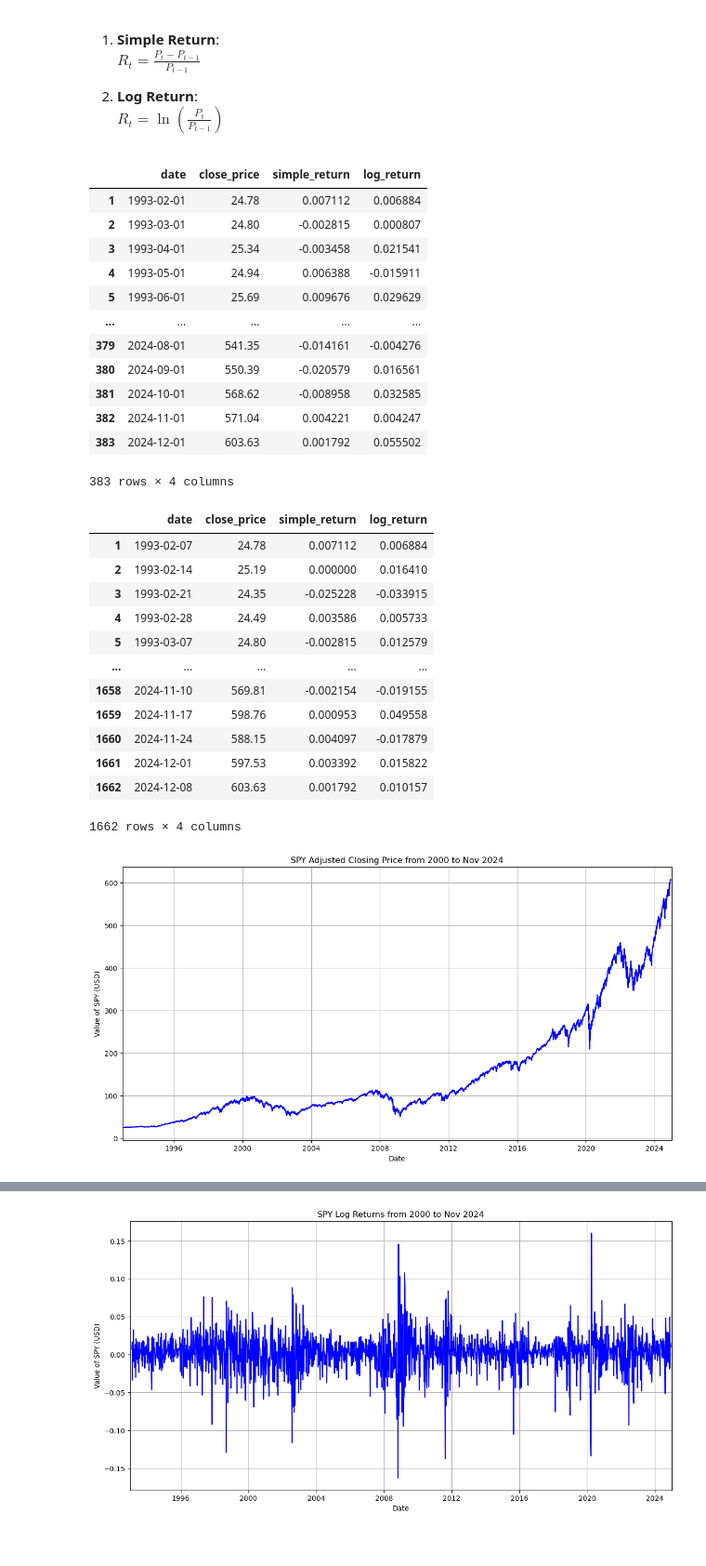
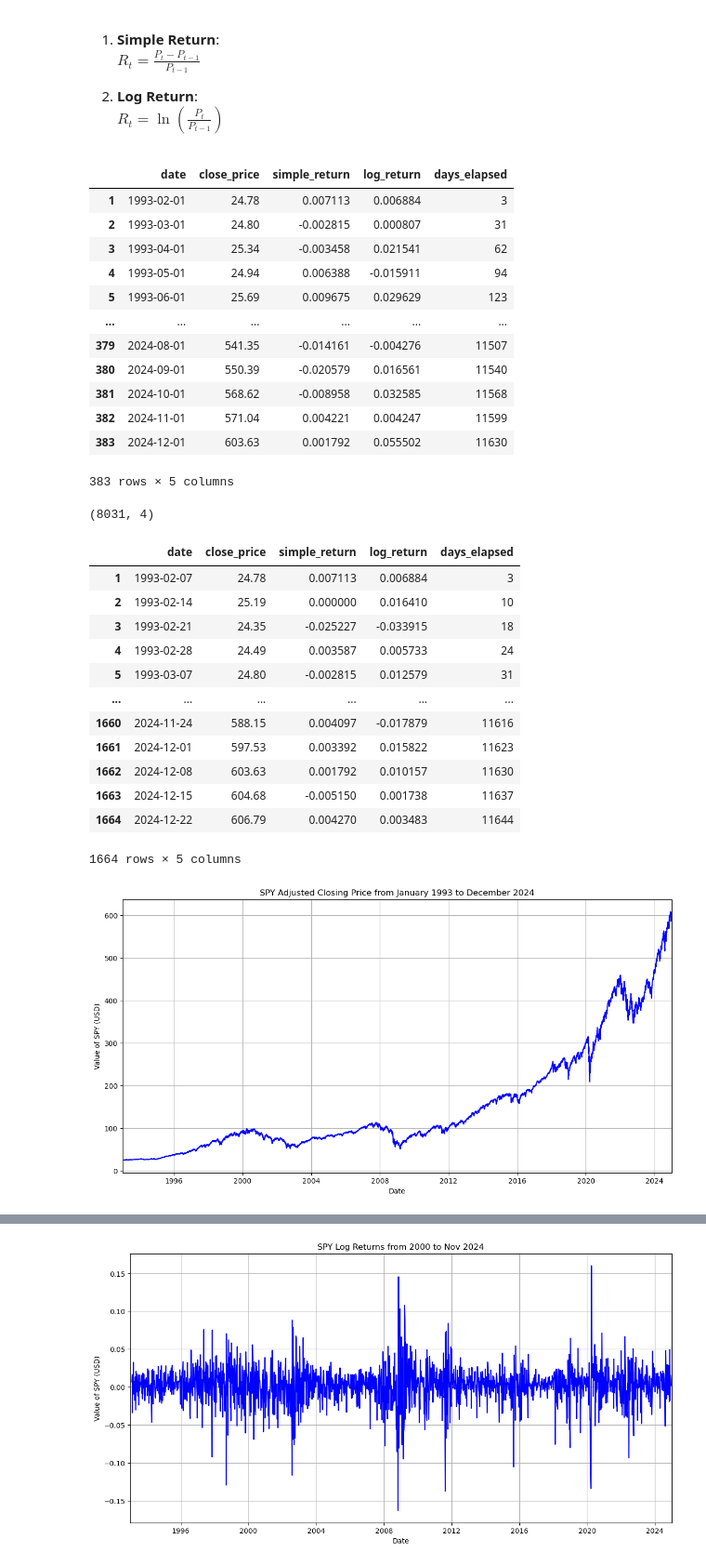
Before and after one commit to dhcchh/SPY-Analytics-Forecasting-Project, a Jupyter notebook: ML-Notebooks/ML-EDA.ipynb, the cells around one changed output, grey strips where cells are left out. Shown at 93% size. Saved outputs shown, nothing was run; the diff lists cells and outputs as text; code cells hidden in the pictures.

```diff
--- a/ML-Notebooks/ML-EDA.ipynb
+++ b/ML-Notebooks/ML-EDA.ipynb
@@ -24,6 +24,9 @@ spy = spy.rename(columns={"Adj Close": "close_price", "Date": "date"})
 spy["date"] = pd.to_datetime(spy["date"])
 spy['simple_return'] = (spy['close_price'] - spy['close_price'].shift(1)) / spy['close_price'].shift(1)
 spy['log_return'] = np.log(spy['close_price'] / spy['close_price'].shift(1))
+spy['days_elapsed'] = (spy['date'] - spy['date'].iloc[0]).dt.days
+spy['log_return'] = spy['log_return'].fillna(0)
+spy['simple_return'] = spy['simple_return'].fillna(0)
 spy["close_price"] = spy["close_price"].round(2)
 # %%
 # Create DataFrame for monthly only data
@@ -34,48 +37,52 @@ spy_month['log_return'] = np.log(spy_month['close_price'] / spy_month['close_pri
 spy_month = spy_month.dropna(subset=['log_return'])
 spy_month
 # %% [output]
-|  | date | close_price | simple_return | log_return |
-| 1 | 1993-02-01 | 24.78 | 0.007112 | 0.006884 |
-| 2 | 1993-03-01 | 24.80 | -0.002815 | 0.000807 |
-| 3 | 1993-04-01 | 25.34 | -0.003458 | 0.021541 |
-| 4 | 1993-05-01 | 24.94 | 0.006388 | -0.015911 |
-| 5 | 1993-06-01 | 25.69 | 0.009676 | 0.029629 |
-| ... | ... | ... | ... | ... |
-| 379 | 2024-08-01 | 541.35 | -0.014161 | -0.004276 |
-| 380 | 2024-09-01 | 550.39 | -0.020579 | 0.016561 |
-| 381 | 2024-10-01 | 568.62 | -0.008958 | 0.032585 |
-| 382 | 2024-11-01 | 571.04 | 0.004221 | 0.004247 |
-| 383 | 2024-12-01 | 603.63 | 0.001792 | 0.055502 |
+|  | date | close_price | simple_return | log_return | days_elapsed |
+| 1 | 1993-02-01 | 24.78 | 0.007113 | 0.006884 | 3 |
+| 2 | 1993-03-01 | 24.80 | -0.002815 | 0.000807 | 31 |
+| 3 | 1993-04-01 | 25.34 | -0.003458 | 0.021541 | 62 |
+| 4 | 1993-05-01 | 24.94 | 0.006388 | -0.015911 | 94 |
+| 5 | 1993-06-01 | 25.69 | 0.009675 | 0.029629 | 123 |
+| ... | ... | ... | ... | ... | ... |
+| 379 | 2024-08-01 | 541.35 | -0.014161 | -0.004276 | 11507 |
+| 380 | 2024-09-01 | 550.39 | -0.020579 | 0.016561 | 11540 |
+| 381 | 2024-10-01 | 568.62 | -0.008958 | 0.032585 | 11568 |
+| 382 | 2024-11-01 | 571.04 | 0.004221 | 0.004247 | 11599 |
+| 383 | 2024-12-01 | 603.63 | 0.001792 | 0.055502 | 11630 |
-383 rows × 4 columns
+383 rows × 5 columns
+# %%
+spy.shape
+# %% [output]
+(8031, 4)
 # %%
 spy_week = spy.resample('W').first().reset_index()  # 'W' for weekly start
 spy_week['log_return'] = np.log(spy_week['close_price'] / spy_week['close_price'].shift(1))
 spy_week = spy_week.dropna(subset=['log_return'])
 spy_week
 # %% [output]
-|  | date | close_price | simple_return | log_return |
-| 1 | 1993-02-07 | 24.78 | 0.007112 | 0.006884 |
-| 2 | 1993-02-14 | 25.19 | 0.000000 | 0.016410 |
-| 3 | 1993-02-21 | 24.35 | -0.025228 | -0.033915 |
-| 4 | 1993-02-28 | 24.49 | 0.003586 | 0.005733 |
-| 5 | 1993-03-07 | 24.80 | -0.002815 | 0.012579 |
-| ... | ... | ... | ... | ... |
-| 1658 | 2024-11-10 | 569.81 | -0.002154 | -0.019155 |
-| 1659 | 2024-11-17 | 598.76 | 0.000953 | 0.049558 |
-| 1660 | 2024-11-24 | 588.15 | 0.004097 | -0.017879 |
-| 1661 | 2024-12-01 | 597.53 | 0.003392 | 0.015822 |
-| 1662 | 2024-12-08 | 603.63 | 0.001792 | 0.010157 |
+|  | date | close_price | simple_return | log_return | days_elapsed |
+| 1 | 1993-02-07 | 24.78 | 0.007113 | 0.006884 | 3 |
+| 2 | 1993-02-14 | 25.19 | 0.000000 | 0.016410 | 10 |
+| 3 | 1993-02-21 | 24.35 | -0.025227 | -0.033915 | 18 |
+| 4 | 1993-02-28 | 24.49 | 0.003587 | 0.005733 | 24 |
+| 5 | 1993-03-07 | 24.80 | -0.002815 | 0.012579 | 31 |
+| ... | ... | ... | ... | ... | ... |
+| 1660 | 2024-11-24 | 588.15 | 0.004097 | -0.017879 | 11616 |
+| 1661 | 2024-12-01 | 597.53 | 0.003392 | 0.015822 | 11623 |
+| 1662 | 2024-12-08 | 603.63 | 0.001792 | 0.010157 | 11630 |
+| 1663 | 2024-12-15 | 604.68 | -0.005150 | 0.001738 | 11637 |
+| 1664 | 2024-12-22 | 606.79 | 0.004270 | 0.003483 | 11644 |
-1662 rows × 4 columns
+1664 rows × 5 columns
 # %%
 spy.reset_index(inplace=True)
 # %%
 plt.figure(figsize=(14, 7))
 plt.plot(spy["date"], spy["close_price"], color="blue", label="No Inflation")
-plt.title("SPY Adjusted Closing Price from 2000 to Nov 2024")
+plt.title("SPY Adjusted Closing Price from January 1993 to December 2024")
 plt.xlim([datetime(1993, 1, 1), datetime(2024, 12, 31)])
 plt.xlabel("Date")
 plt.ylabel("Value of SPY (USD)")
 plt.grid(True)
 plt.show()
 # %% [output]
-[figure, old version]
+[figure, new version]
```
Also changed, not shown: parts of 4 cells of this notebook.
